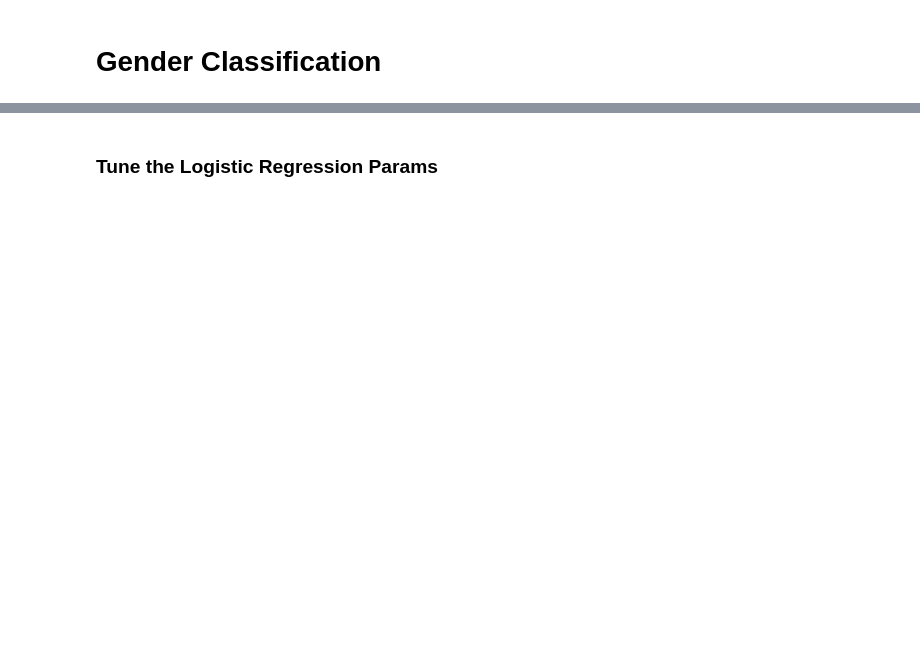
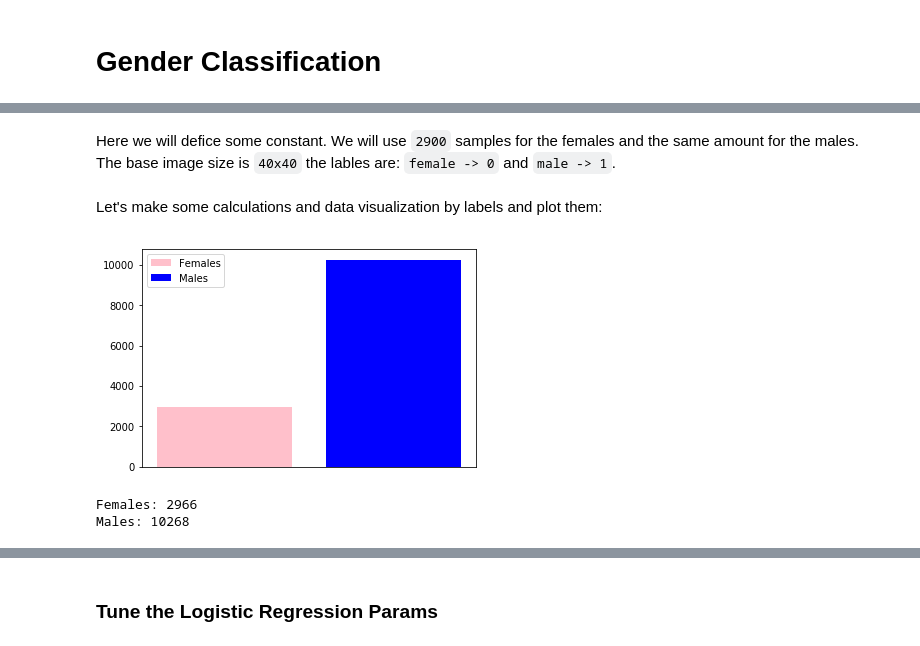
Before and after one commit to dim4o/gender-recognizer, a Jupyter notebook: Gender Classification.ipynb, the cells around one changed output, grey strips where cells are left out. Drawn from its saved outputs; the diff is of its cells as text; code cells hidden in the pictures; blank space fills up the shorter version.

Commit message:
Perform feature selection/extraction and add images

```diff
--- a/Gender Classification.ipynb
+++ b/Gender Classification.ipynb
@@ -30,5 +119,30 @@ from sklearn.metrics import f1_score
+# %% [markdown]
+Here we will defice some constant. We will use `2900` samples for the females and the same amount for the males. The base image size is `40x40` the lables are: `female -> 0` and `male -> 1`.
 # %%
 NUMBER_OF_SAMPLES = 2900
 RESIZE_SHAPE = (40, 40) # (64, 64)
 FEMALE_CLASS = 0
 MALE_CLASS = 1
+# %% [markdown]
+Let's make some calculations and data visualization by labels and plot them:
+# %%
+female_names_data = pd.read_csv('./faces_data/original_data/female_names.txt', header=None, sep='\n')
+male_names_data = pd.read_csv('./faces_data/original_data/male_names.txt', header=None, sep='\n')
+
+female_count = len(female_names_data)
+male_count = len(male_names_data)
+
+# plot diagram
+fig, ax = plt.subplots()
+colors = ['pink', 'blue']
+rectangles = ax.bar((1, 2), (female_count, male_count), color=colors, width=0.8)
+ax.xaxis.set_visible(False)
+ax.legend((rectangles[0], rectangles[1]), ('Females', 'Males'))
+plt.show()
+
+print("Females: {}".format(female_count))
+print("Males: {}".format(male_count))
+# %% [output]
+[figure, added]
+Females: 2966
+Males: 10268
```
Also changed, not shown: parts of 90 cells of this notebook, 7 other files.
